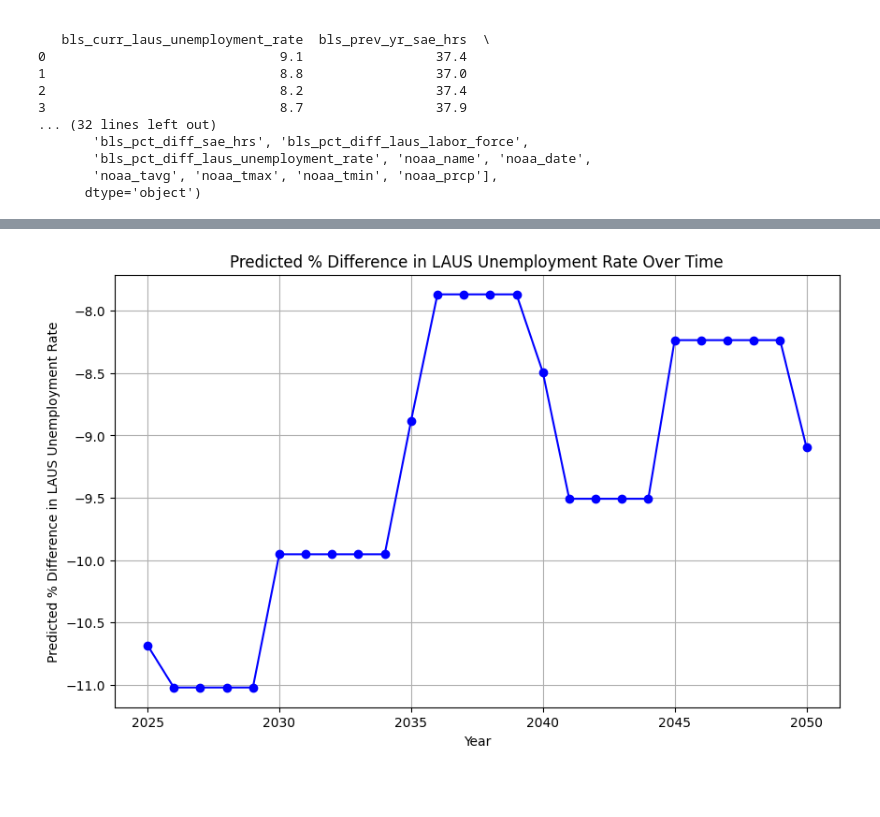
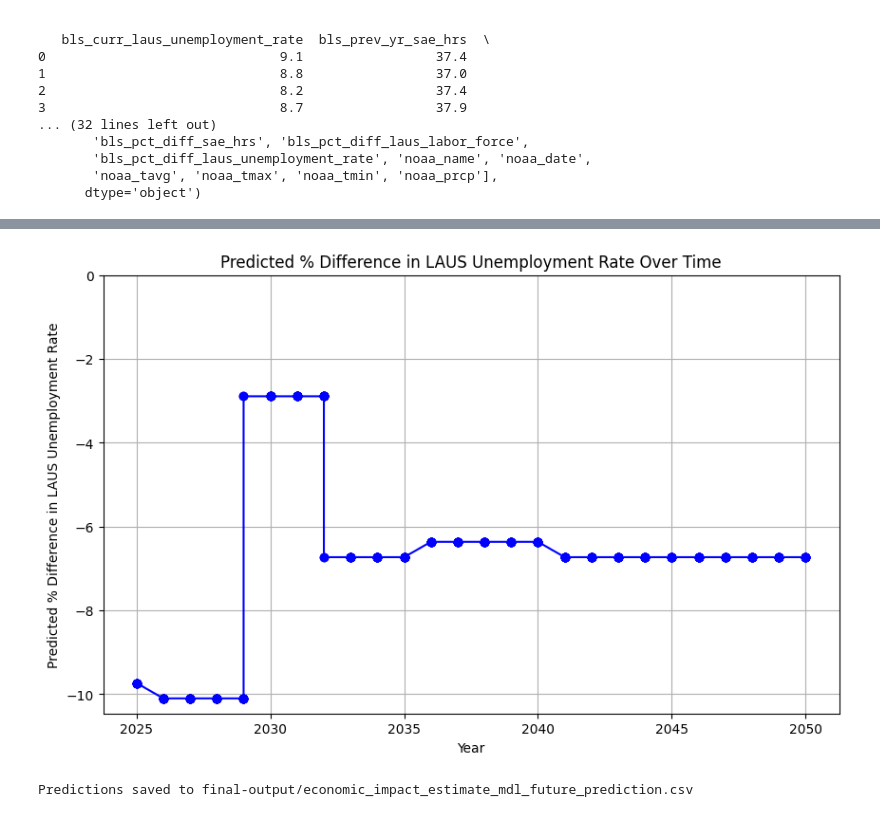
Before and after one commit to debsubdavis/data512-project, a Jupyter notebook: 02_economic_impact_model/stage4_model_predictions.ipynb, the cells around one changed output, grey strips where cells are left out. Cells and saved outputs as stored; diff of their text form; code cells hidden in the pictures; blank space fills up the shorter version.

```diff
--- a/02_economic_impact_model/stage4_model_predictions.ipynb
+++ b/02_economic_impact_model/stage4_model_predictions.ipynb
@@ -73,7 +73,7 @@ noaa_bls_historical_df['year'] = noaa_bls_historical_df['date'].dt.year
 noaa_bls_historical_df = noaa_bls_historical_df[noaa_bls_historical_df['month'].isin([5, 6, 7, 8, 9, 10])]
 
 # Select relevant columns for grouping
-group_columns = ['year', 'noaa_tavg', 'noaa_prcp', 'bls_pct_diff_sae_hrs', 'bls_pct_diff_laus_labor_force']
+group_columns = ['year', 'month','noaa_tavg', 'noaa_prcp', 'bls_pct_diff_sae_hrs', 'bls_pct_diff_laus_labor_force']
 noaa_bls_historical_df = noaa_bls_historical_df[group_columns]
 
-yearly_avg_df = noaa_bls_historical_df.groupby('year').mean().reset_index()
+# yearly_avg_df = noaa_bls_historical_df.groupby('year').mean().reset_index()
@@ -80 +139,13 @@ yearly_avg_df = noaa_bls_historical_df.groupby('year').mean().reset_index()
+# %%
+# %% [Modified Forecasting Future Data]
+# Generate rows for May–October months for 2025–2050
+future_months = pd.date_range(start="2025-05-01", end="2050-10-31", freq='MS')
+future_predictions = pd.DataFrame({
+    'year': future_months.year,
+    'month': future_months.month,
+    'predicted_tavg': np.nan,
+    'predicted_prcp': np.nan,
+    'predicted_pct_diff_sae_hrs': np.nan,
+    'predicted_pct_diff_labor_force': np.nan
+})
 # %%
@@ -244,17 +328,18 @@ print(future_predictions)
 # %%
 # Plot the predicted unemployment rate
 plt.figure(figsize=(10, 6))
 plt.plot(future_predictions['year'], future_predictions['pct_diff_laus_unemployment_rate'], marker='o', linestyle='-', color='b')
 plt.xlabel('Year')
 plt.ylabel('Predicted % Difference in LAUS Unemployment Rate')
 plt.title('Predicted % Difference in LAUS Unemployment Rate Over Time')
+plt.ylim(None, 0)  # Set the y-axis to start at 0 and let it scale automatically for the upper limit
 plt.grid(True)
 plt.show()
 # %% [output]
-[figure, old version]
+[figure, new version]
 # %%
-# # Save the predictions to the output CSV file
-# future_predictions.to_csv(EI_PREDS_OUTPUT_PATH, index=False)
-# print(f"Predictions saved to {EI_PREDS_OUTPUT_PATH}")
-
-# # %%
+# Save the predictions to the output CSV file
+future_predictions.to_csv(EI_PREDS_OUTPUT_PATH, index=False)
+print(f"Predictions saved to {EI_PREDS_OUTPUT_PATH}")
+# %% [output]
+Predictions saved to final-output/economic_impact_estimate_mdl_future_prediction.csv
```
Also changed, not shown: parts of 10 cells of this notebook, 2 other files.
